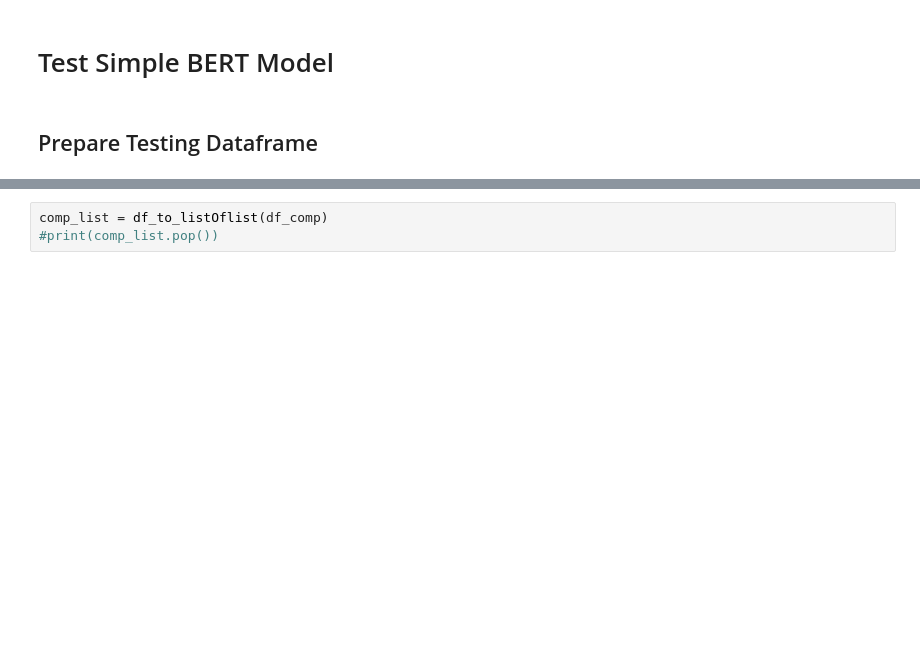
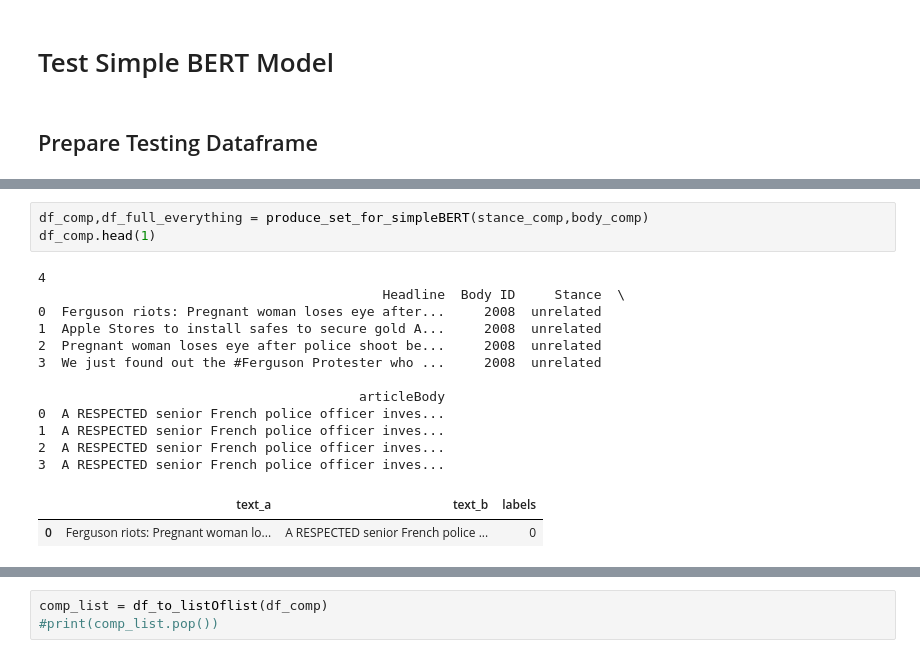
Before and after one commit to MayyarAA/NaturalLangaugeProcessingBERT, a Jupyter notebook: MSCI598ProjectBERT.ipynb, the cells around one changed output, grey strips where cells are left out. Drawn from its saved outputs; the diff is of its cells as text; blank space fills up the shorter version.

```diff
--- a/MSCI598ProjectBERT.ipynb
+++ b/MSCI598ProjectBERT.ipynb
@@ -198,3 +207,21 @@ df_comp.head(1)
+# %%
+df_comp,df_full_everything = produce_set_for_simpleBERT(stance_comp,body_comp)
+df_comp.head(1)
+# %% [output]
+4
+                                            Headline  Body ID     Stance  \
+0  Ferguson riots: Pregnant woman loses eye after...     2008  unrelated
+1  Apple Stores to install safes to secure gold A...     2008  unrelated
+2  Pregnant woman loses eye after police shoot be...     2008  unrelated
+3  We just found out the #Ferguson Protester who ...     2008  unrelated
+
+                                         articleBody
+0  A RESPECTED senior French police officer inves...
+1  A RESPECTED senior French police officer inves...
+2  A RESPECTED senior French police officer inves...
+3  A RESPECTED senior French police officer inves...
+|  | text_a | text_b | labels |
+| 0 | Ferguson riots: Pregnant woman lo... | A RESPECTED senior French police ... | 0 |
 # %%
 print(len(df_comp))
 # %% [output]
```
Also changed, not shown: parts of 13 cells of this notebook.
